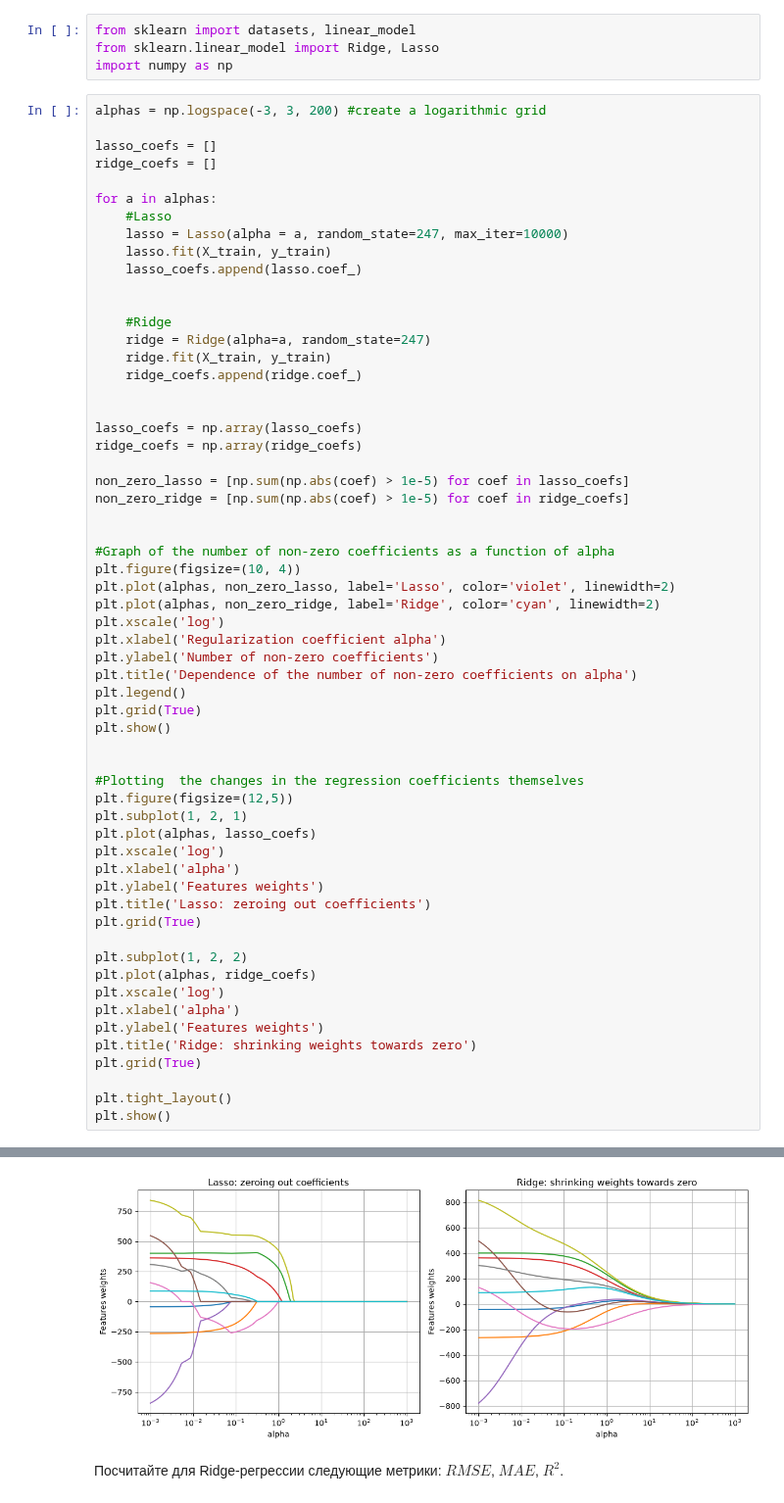
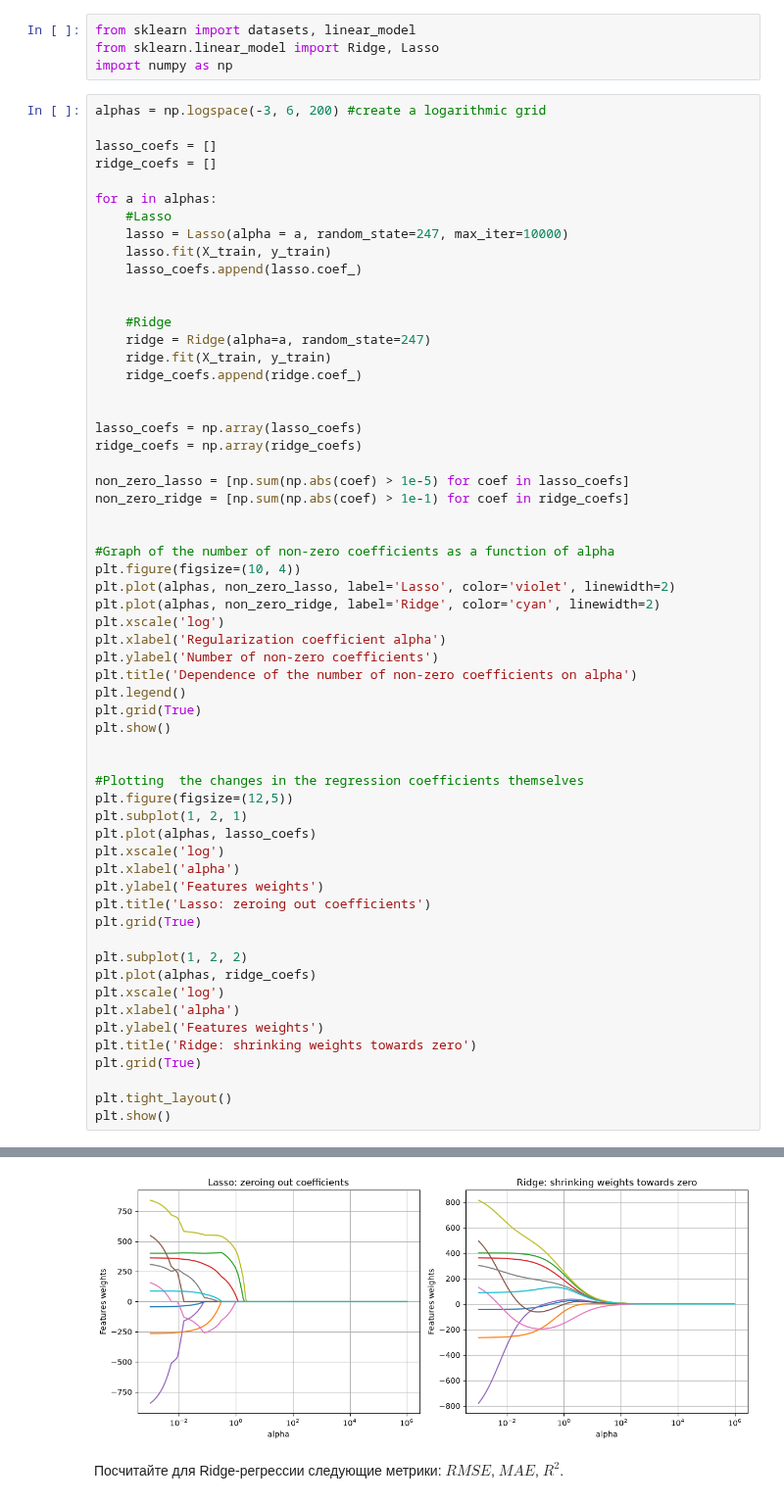
Before and after one commit to qwebetami/AESCML26, a Jupyter notebook: hw5/task_linreg_tune_practice (1).ipynb, the cells around one changed output, grey strips where cells are left out. Shown at 98% size. Drawn from its saved outputs; the diff is of its cells as text.

```diff
--- a/hw5/task_linreg_tune_practice (1).ipynb
+++ b/hw5/task_linreg_tune_practice (1).ipynb
@@ -37,7 +37,7 @@ from sklearn import datasets, linear_model
 from sklearn.linear_model import Ridge, Lasso
 import numpy as np
 # %%
-alphas = np.logspace(-3, 3, 200) #create a logarithmic grid
+alphas = np.logspace(-3, 6, 200) #create a logarithmic grid
 
 lasso_coefs = []
 ridge_coefs = []
@@ -59,7 +59,7 @@ lasso_coefs = np.array(lasso_coefs)
 ridge_coefs = np.array(ridge_coefs)
 
 non_zero_lasso = [np.sum(np.abs(coef) > 1e-5) for coef in lasso_coefs]
-non_zero_ridge = [np.sum(np.abs(coef) > 1e-5) for coef in ridge_coefs]
+non_zero_ridge = [np.sum(np.abs(coef) > 1e-1) for coef in ridge_coefs]
 
 
 #Graph of the number of non-zero coefficients as a function of alpha
@@ -100,4 +100,4 @@ plt.show()
-[figure, old version]
+[figure, new version]
 # %% [markdown]
 Посчитайте для Ridge-регрессии следующие метрики: $RMSE$, $MAE$, $R^2$.
 # %%
```
Also changed, not shown: parts of 4 cells of this notebook.
